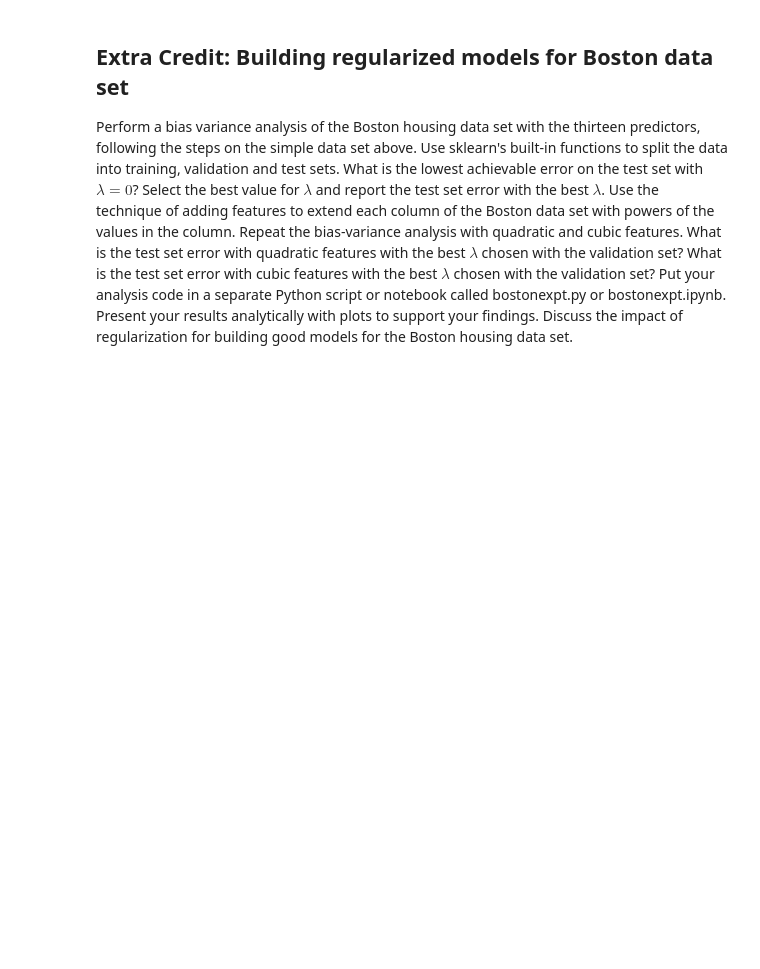
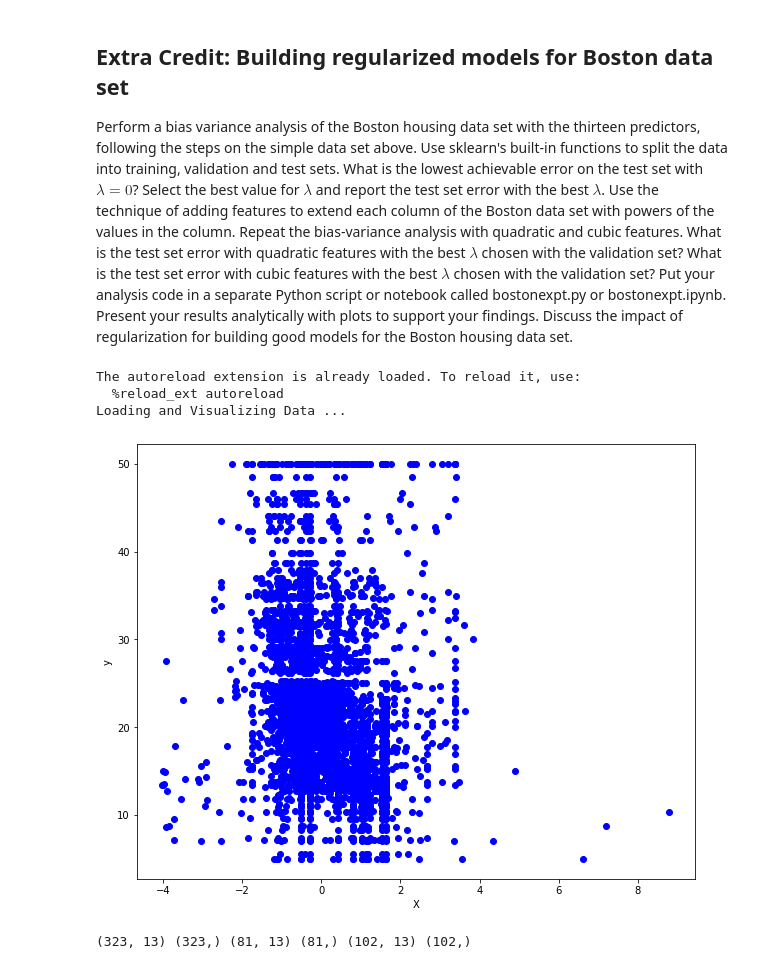
Before and after one commit to JavisDaDa/Statistical-ML, a Jupyter notebook: hw1/part2/ex2.ipynb, the cells around one changed output. Saved outputs shown, nothing was run; the diff lists cells and outputs as text; code cells hidden in the pictures; blank space fills up the shorter version.

```diff
--- a/hw1/part2/ex2.ipynb
+++ b/hw1/part2/ex2.ipynb
@@ -532,0 +531,48 @@ Perform a bias variance analysis of the Boston housing data set with the thirtee
+# %%
+### TODO: your Boston code here or in a separate notebook.
+from sklearn.datasets import load_boston
+from sklearn.model_selection import train_test_split
+import numpy as np
+import pandas as pd
+import matplotlib.pyplot as plt
+import utils
+import plot_utils
+
+# This is a bit of magic to make matplotlib figures appear inline in the notebook
+# rather than in a new window.
+
+%matplotlib inline
+plt.rcParams['figure.figsize'] = (10.0, 8.0) # set default size of plots
+plt.rcParams['image.interpolation'] = 'nearest'
+plt.rcParams['image.cmap'] = 'gray'
+
+# Some more magic so that the notebook will reload external python modules;
+# see http://stackoverflow.com/questions/1907993/autoreload-of-modules-in-ipython
+
+%load_ext autoreload
+%autoreload 2
+
+########################################################################
+## =========== Part 1: Loading and Visualizing Data ===================#
+########################################################################
+# Load Training Data
+
+print('Loading and Visualizing Data ...')
+boston_data = load_boston()
+df = pd.DataFrame(data=boston_data.data, columns=boston_data.feature_names)
+df.head()
+#split data into train, validation and test dataset
+X_train, X_test, y_train, y_test = train_test_split(boston_data.data, boston_data.target, test_size=0.2, random_state=1)
+X, X_val, y, y_val = train_test_split(X_train, y_train, test_size=0.2, random_state=1)
+X, mu, sigma = utils.feature_normalize(X)
+X_val = (X_val - mu) / sigma
+X_test = (X_test - mu) / sigma
+plot_utils.plot_data(X, y, 'X', 'y')
+plt.show()
+print(X.shape, y.shape, X_val.shape, y_val.shape, X_test.shape, y_test.shape)
+# %% [output]
+The autoreload extension is already loaded. To reload it, use:
+  %reload_ext autoreload
+Loading and Visualizing Data ...
+[figure, added]
+(323, 13) (323,) (81, 13) (81,) (102, 13) (102,)
```
Also changed, not shown: parts of 1 cell of this notebook, 2 other files.
